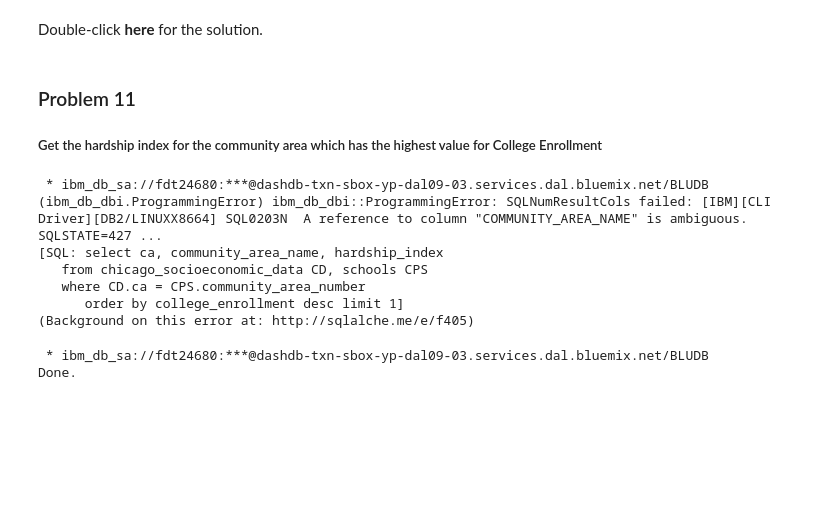
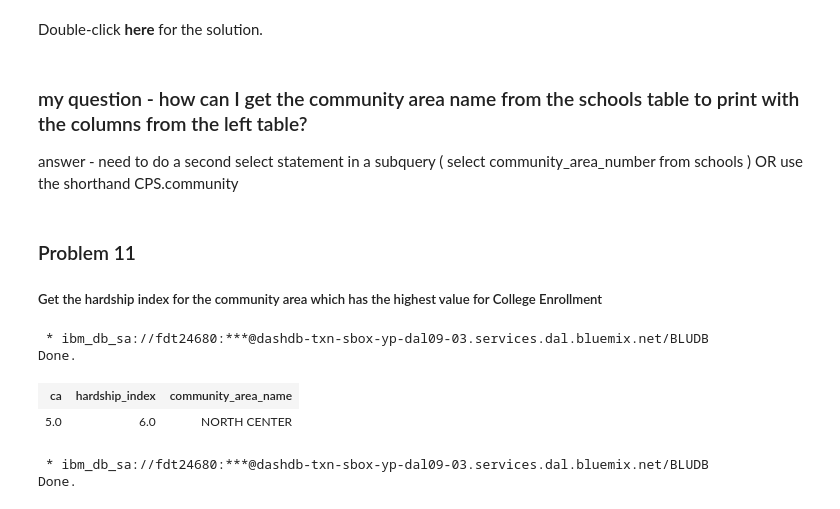
Before and after one commit to karenmcewen/python-jupyter-notebooks, a Jupyter notebook: Week4-1-1-RealDataPractice-v4-py.ipynb, the cells around one changed output. Saved outputs shown, nothing was run; the diff lists cells and outputs as text; code cells hidden in the pictures; blank space fills up the shorter version.

```diff
--- a/Week4-1-1-RealDataPractice-v4-py.ipynb
+++ b/Week4-1-1-RealDataPractice-v4-py.ipynb
@@ -510,24 +537,25 @@ select hardship_index
       and college_enrollment = 4368
 
 -->
+# %% [markdown]
+### my question - how can I get the community area name from the schools table to print with the columns from the left table?
+answer - need to do a second select statement in a subquery  ( select community_area_number from schools )
+OR use the shorthand CPS.community
 # %% [markdown]
 ### Problem 11
 
 ##### Get the hardship index for the community area which has the highest value for College Enrollment
 # %%
 %%sql
-select ca, community_area_name, hardship_index
+select CD.ca, CD.hardship_index, CPS.community_area_name
    from chicago_socioeconomic_data CD, schools CPS
    where CD.ca = CPS.community_area_number
       order by college_enrollment desc limit 1
 # %% [output]
  * ibm_db_sa://fdt24680:***@dashdb-txn-sbox-yp-dal09-03.services.dal.bluemix.net/BLUDB
-(ibm_db_dbi.ProgrammingError) ibm_db_dbi::ProgrammingError: SQLNumResultCols failed: [IBM][CLI Driver][DB2/LINUXX8664] SQL0203N  A reference to column "COMMUNITY_AREA_NAME" is ambiguous.  SQLSTATE=427 ...
-[SQL: select ca, community_area_name, hardship_index
-   from chicago_socioeconomic_data CD, schools CPS
-   where CD.ca = CPS.community_area_number
-      order by college_enrollment desc limit 1]
-(Background on this error at: http://sqlalche.me/e/f405)
+Done.
+| ca | hardship_index | community_area_name |
+| 5.0 | 6.0 | NORTH CENTER |
 # %%
 %sql select ca, community_area_name, hardship_index from chicago_socioeconomic_data \
    where ca in \
```
Also changed, not shown: parts of 8 cells of this notebook.
